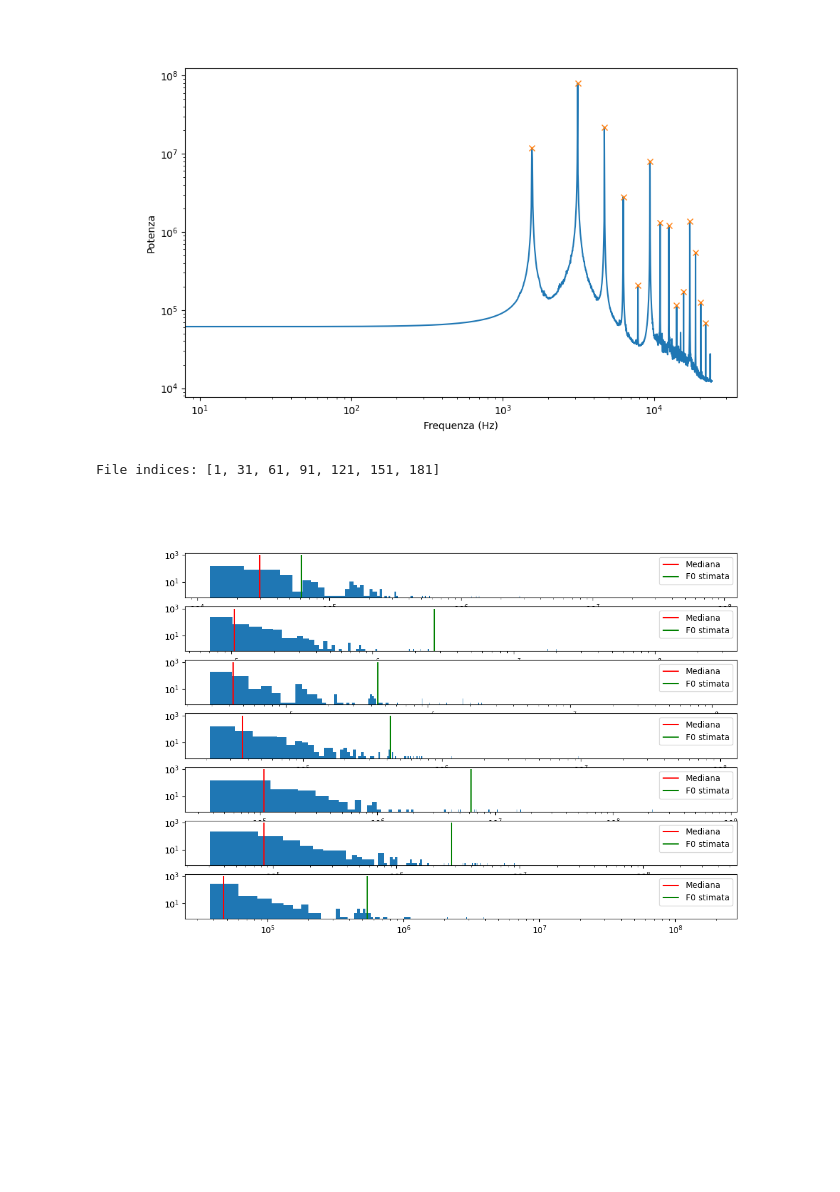
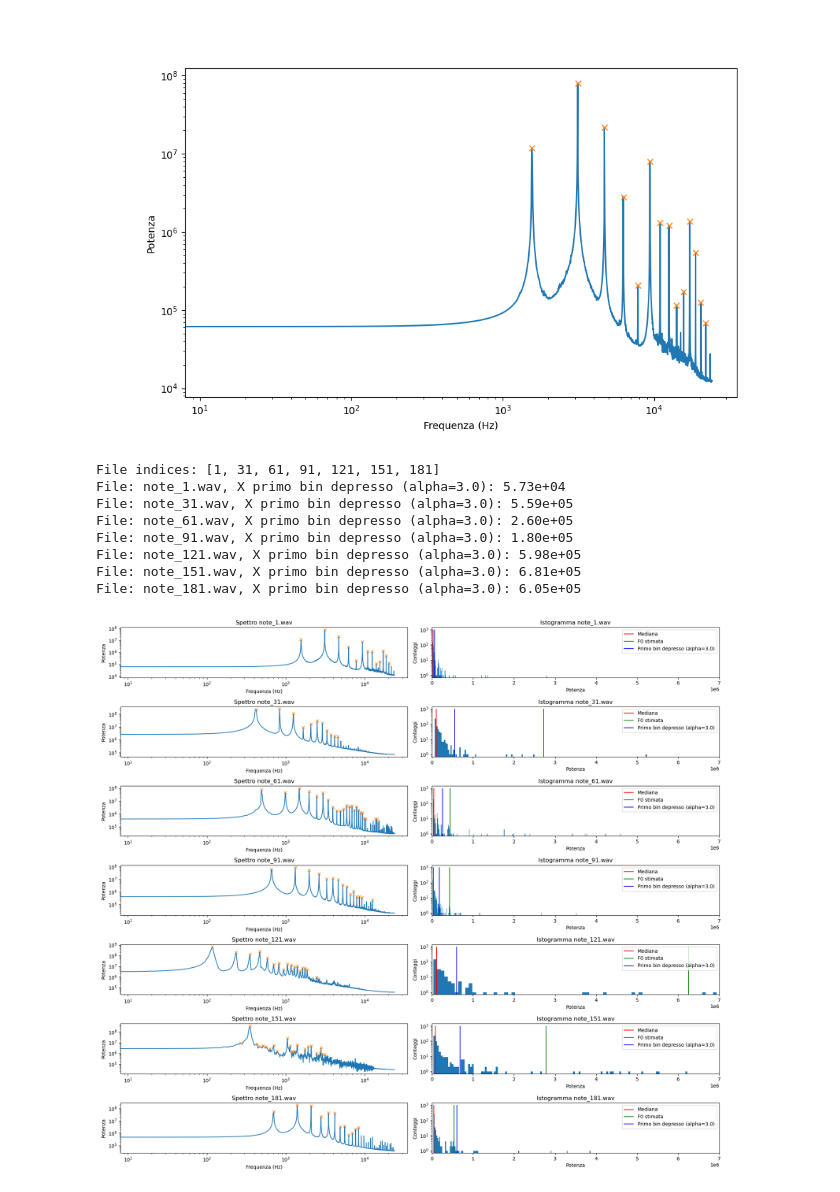
Before and after one commit to Lvetto/lmd_organo, a Jupyter notebook: Harmonics.ipynb, the cells around one changed output. Drawn from its saved outputs; the diff is of its cells as text; code cells hidden in the pictures; blank space fills up the shorter version.

```diff
--- a/Harmonics.ipynb
+++ b/Harmonics.ipynb
@@ -54,47 +54,84 @@ file_indices = list(range(1, 200, 30))
 print(f"File indices: {file_indices}")
 
 num_plots = len(file_indices)
+alpha = 3.0
 
-plt.figure(figsize=(12, 8))
-plt.subplot(num_plots, 1, 1)
+#salvataggio x primo bin depresso
+x_depre = []
+
+plt.figure(figsize=(18, 16))
+
 
 for i in file_indices:
     note_data = readwav(f'Data_organ/note_{i}.wav')
     rate, data = note_data
     channel1 = data[:,0]
 
     window_size, hop_size = get_adaptive_params(channel1, rate)
     freqs, power_spectrum = get_average_spectrum(channel1, rate, window_size, hop_size)
 
-    #power_spectrum_2 = np.abs(power_spectrum)**2
     adaptive_prominence = 1e-5 * np.max(power_spectrum)
 
     peaks_hist, _ = sp.signal.find_peaks(power_spectrum, prominence=1e2)
 
     peaks_hist_f0, _ = sp.signal.find_peaks(power_spectrum, prominence=adaptive_prominence)
 
     median_power = np.median(power_spectrum[peaks_hist])
 
     f0 = round(get_f0_from_regression(freqs[peaks_hist_f0]))
     f0_index = np.argmin(np.abs(freqs - f0))
 
-    plt.subplot(num_plots, 1, i//30 + 1)
+    row_index = i // 30
+    ax_hist = plt.subplot(num_plots, 2, row_index * 2 + 2)
+    ax_spectrum = plt.subplot(num_plots, 2, row_index * 2 + 1)
 
-    plt.hist(power_spectrum[peaks_hist], bins=8000)
+    hist_y, bin_edges = np.histogram(power_spectrum[peaks_hist], bins=8000)
+    dip_condition = (hist_y[1:-1] * alpha < hist_y[:-2]) & (hist_y[1:-1] * alpha < hist_y[2:])
+    dip_indices = np.where(dip_condition)[0] + 1
+    if dip_indices.size > 0:
+        first_dip_bin_index = dip_indices[0]
+        x_first_dip_bin = 0.5 * (bin_edges[first_dip_bin_index] + bin_edges[first_dip_bin_index + 1])
+    else:
+        first_dip_bin_index = None
+        x_first_dip_bin = np.nan
 
-    plt.vlines(median_power, 0, 1000, colors='r', label='Mediana')
-    plt.vlines(power_spectrum[f0_index], 0, 1000, colors='g', label='F0 stimata')
-    plt.legend()
+    ax_hist.hist(power_spectrum[peaks_hist], bins=8000)
 
-    plt.yscale('log')
+    ax_hist.vlines(median_power, 0, 1000, colors='r', label='Mediana')
+    ax_hist.vlines(power_spectrum[f0_index], 0, 1000, colors='g', label='F0 stimata')
+    if np.isfinite(x_first_dip_bin):
+        ax_hist.vlines(x_first_dip_bin, 0, 1000, colors='b', label=f'Primo bin depresso (alpha={alpha})')
+    ax_hist.legend()
+    ax_hist.set_xlim(0, 7*1e6)
+    ax_hist.set_yscale('log')
+    ax_hist.set_title(f'Istogramma note_{i}.wav')
+    ax_hist.set_xlabel('Potenza')
+    ax_hist.set_ylabel('Conteggi')
 
-    plt.xscale('log')
+    prominence_for_peaks = x_first_dip_bin if np.isfinite(x_first_dip_bin) else adaptive_prominence
+    peaks_spectrum, _ = sp.signal.find_peaks(power_spectrum, prominence=prominence_for_peaks)
 
-    binned_power = np.
+    ax_spectrum.plot(freqs, power_spectrum)
+    ax_spectrum.plot(freqs[peaks_spectrum], power_spectrum[peaks_spectrum], 'x')
+    ax_spectrum.set_xscale('log')
+    ax_spectrum.set_yscale('log')
+    ax_spectrum.set_title(f'Spettro note_{i}.wav')
+    ax_spectrum.set_xlabel('Frequenza (Hz)')
+    ax_spectrum.set_ylabel('Potenza')
 
+    print(f"File: note_{i}.wav, X primo bin depresso (alpha={alpha}): {x_first_dip_bin:.2e}")
+    x_depre.append(x_first_dip_bin)
 
+plt.tight_layout()
 plt.show()
 # %% [output]
 File indices: [1, 31, 61, 91, 121, 151, 181]
+File: note_1.wav, X primo bin depresso (alpha=3.0): 5.73e+04
+File: note_31.wav, X primo bin depresso (alpha=3.0): 5.59e+05
+File: note_61.wav, X primo bin depresso (alpha=3.0): 2.60e+05
+File: note_91.wav, X primo bin depresso (alpha=3.0): 1.80e+05
+File: note_121.wav, X primo bin depresso (alpha=3.0): 5.98e+05
+File: note_151.wav, X primo bin depresso (alpha=3.0): 6.81e+05
+File: note_181.wav, X primo bin depresso (alpha=3.0): 6.05e+05
-[figure, old version]
+[figure, new version]
 # %%
```
Also changed, not shown: parts of 2 cells of this notebook.
